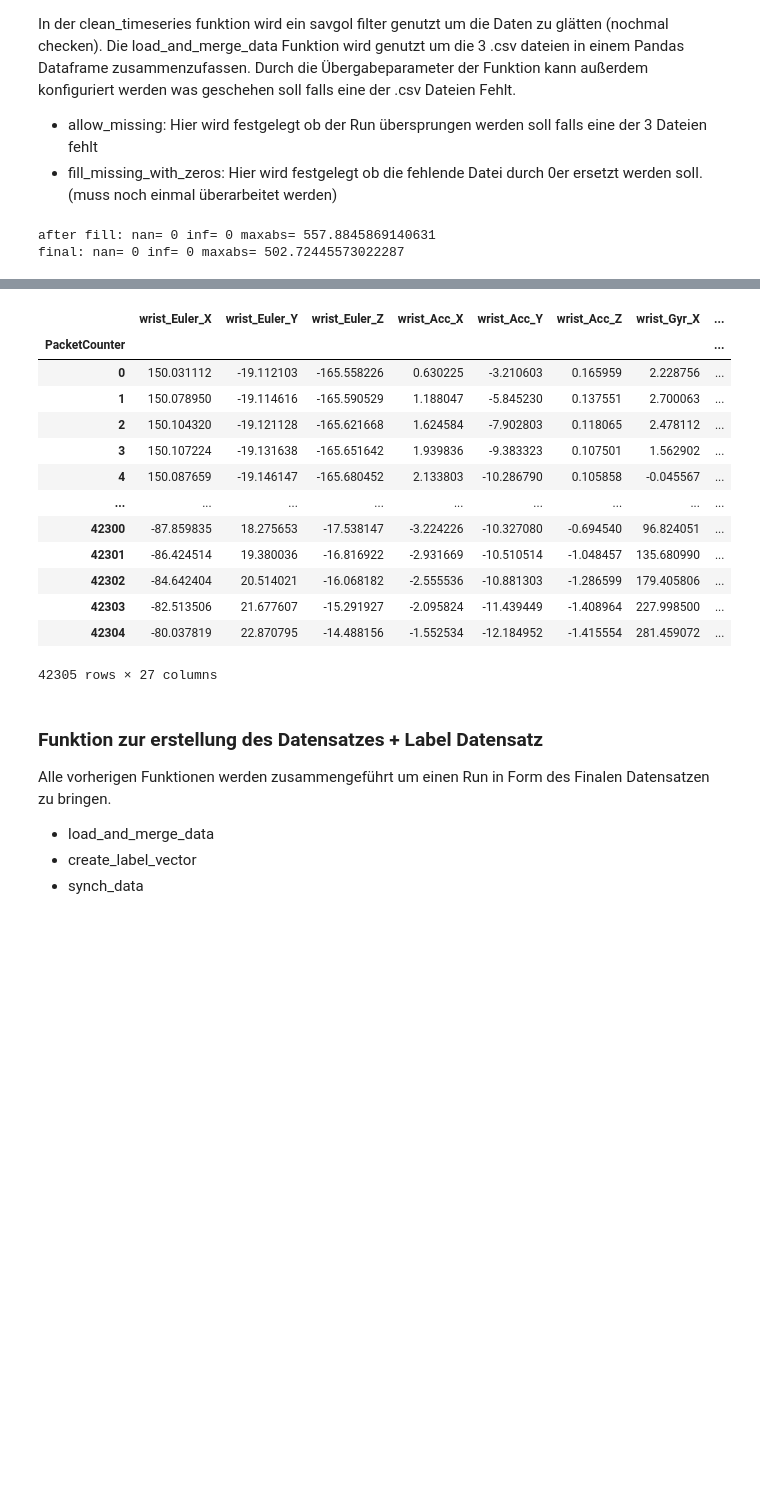
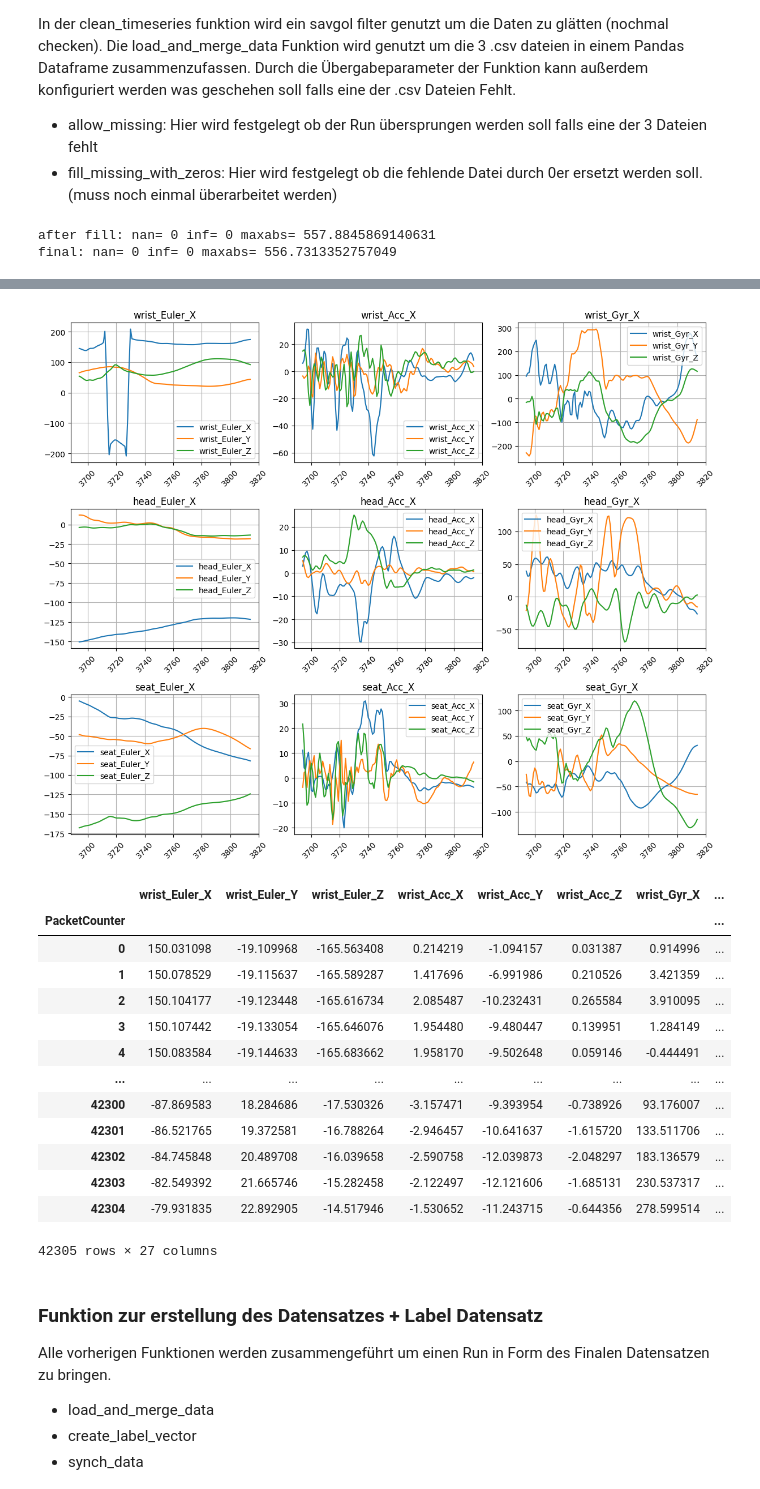
Before and after one commit to corneliusbrandt/ML_highlightvideoerstellung_bachelor, a Jupyter notebook: src/dataset_builder.ipynb, the cells around one changed output, grey strips where cells are left out. Saved outputs shown, nothing was run; the diff lists cells and outputs as text; code cells hidden in the pictures; blank space fills up the shorter version.

Commit message:
Created Plot for data augmentation

```diff
--- a/src/dataset_builder.ipynb
+++ b/src/dataset_builder.ipynb
@@ -318,6 +318,7 @@ def clean_timeseries(df: pd.DataFrame,
               "maxabs=", np.max(np.abs(arr)) if arr.size else None)
 
     #Smooth
+    # Savgol filter not optimal -> maybe use low pass filter or moving average
     if do_smooth and len(out) >= 3:
         n = len(out)
 
@@ -413,12 +414,12 @@ def load_and_merge_data(run_file,
     merged.set_index(time_col, inplace=True)
     merged.head()
 
-    merged_cleaned = clean_timeseries(merged, filter_window_length=10, polyorder=2, do_clip=True, clip_quantile=0.999, debug=True)
+    merged_cleaned = clean_timeseries(merged, filter_window_length=5, polyorder=2, do_clip=True, clip_quantile=0.999, debug=True)
 
-    #plot_time_series(merged, merged_cleaned, 3754, 100)
+    plot_time_series(merged, merged_cleaned, 3754, 60)
     return merged_cleaned
 
 load_and_merge_data("0713_0932")
 # %% [output]
 after fill: nan= 0 inf= 0 maxabs= 557.8845869140631
-final: nan= 0 inf= 0 maxabs= 502.72445573022287
+final: nan= 0 inf= 0 maxabs= 556.7313352757049
@@ -425,16 +427,17 @@ final: nan= 0 inf= 0 maxabs= 502.72445573022287
+[figure, added]
 |  | wrist_Euler_X | wrist_Euler_Y | wrist_Euler_Z | wrist_Acc_X | wrist_Acc_Y | wrist_Acc_Z | wrist_Gyr_X | ... |
 | PacketCounter |  |  |  |  |  |  |  | ... |
-| 0 | 150.031112 | -19.112103 | -165.558226 | 0.630225 | -3.210603 | 0.165959 | 2.228756 | ... |
-| 1 | 150.078950 | -19.114616 | -165.590529 | 1.188047 | -5.845230 | 0.137551 | 2.700063 | ... |
-| 2 | 150.104320 | -19.121128 | -165.621668 | 1.624584 | -7.902803 | 0.118065 | 2.478112 | ... |
-| 3 | 150.107224 | -19.131638 | -165.651642 | 1.939836 | -9.383323 | 0.107501 | 1.562902 | ... |
-| 4 | 150.087659 | -19.146147 | -165.680452 | 2.133803 | -10.286790 | 0.105858 | -0.045567 | ... |
+| 0 | 150.031098 | -19.109968 | -165.563408 | 0.214219 | -1.094157 | 0.031387 | 0.914996 | ... |
+| 1 | 150.078529 | -19.115637 | -165.589287 | 1.417696 | -6.991986 | 0.210526 | 3.421359 | ... |
+| 2 | 150.104177 | -19.123448 | -165.616734 | 2.085487 | -10.232431 | 0.265584 | 3.910095 | ... |
+| 3 | 150.107442 | -19.133054 | -165.646076 | 1.954480 | -9.480447 | 0.139951 | 1.284149 | ... |
+| 4 | 150.083584 | -19.144633 | -165.683662 | 1.958170 | -9.502648 | 0.059146 | -0.444491 | ... |
 | ... | ... | ... | ... | ... | ... | ... | ... | ... |
-| 42300 | -87.859835 | 18.275653 | -17.538147 | -3.224226 | -10.327080 | -0.694540 | 96.824051 | ... |
-| 42301 | -86.424514 | 19.380036 | -16.816922 | -2.931669 | -10.510514 | -1.048457 | 135.680990 | ... |
-| 42302 | -84.642404 | 20.514021 | -16.068182 | -2.555536 | -10.881303 | -1.286599 | 179.405806 | ... |
-| 42303 | -82.513506 | 21.677607 | -15.291927 | -2.095824 | -11.439449 | -1.408964 | 227.998500 | ... |
-| 42304 | -80.037819 | 22.870795 | -14.488156 | -1.552534 | -12.184952 | -1.415554 | 281.459072 | ... |
+| 42300 | -87.869583 | 18.284686 | -17.530326 | -3.157471 | -9.393954 | -0.738926 | 93.176007 | ... |
+| 42301 | -86.521765 | 19.372581 | -16.788264 | -2.946457 | -10.641637 | -1.615720 | 133.511706 | ... |
+| 42302 | -84.745848 | 20.489708 | -16.039658 | -2.590758 | -12.039873 | -2.048297 | 183.136579 | ... |
+| 42303 | -82.549392 | 21.665746 | -15.282458 | -2.122497 | -12.121606 | -1.685131 | 230.537317 | ... |
+| 42304 | -79.931835 | 22.892905 | -14.517946 | -1.530652 | -11.243715 | -0.644356 | 278.599514 | ... |
 42305 rows × 27 columns
 # %% [markdown]
 ### Funktion zur erstellung des Datensatzes + Label Datensatz
```
Also changed, not shown: parts of 1 cell of this notebook, 1 other file.
